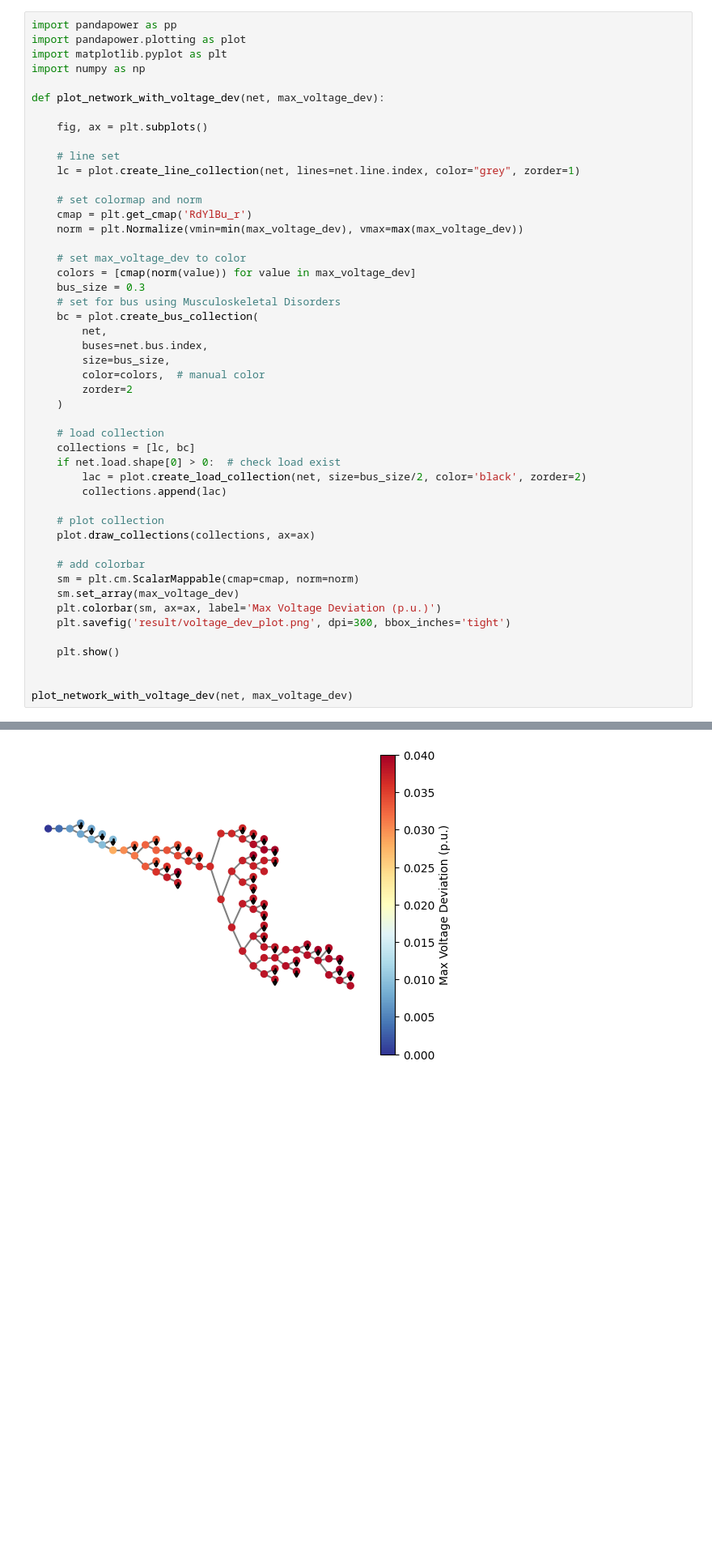
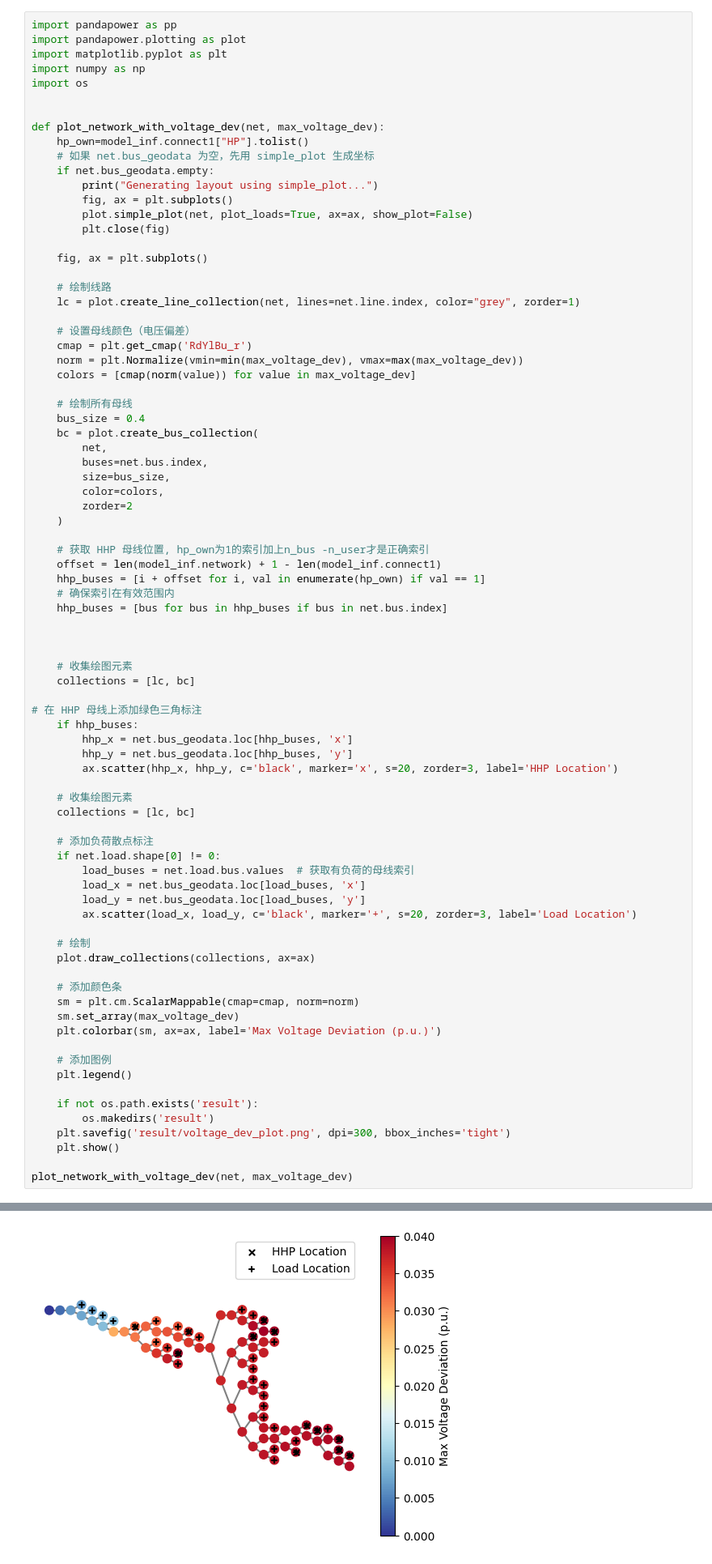
Before and after one commit to XinLiTue/Congestion-Management-based-on-Thermal-Comfort, a Jupyter notebook: FullModel.ipynb, the cells around one changed output, grey strips where cells are left out. Shown at 81% size. Saved outputs shown, nothing was run; the diff lists cells and outputs as text; blank space fills up the shorter version.

```diff
--- a/FullModel.ipynb
+++ b/FullModel.ipynb
@@ -305,52 +184,85 @@ import pandapower as pp
 import pandapower.plotting as plot
 import matplotlib.pyplot as plt
 import numpy as np
+import os
+
 
 def plot_network_with_voltage_dev(net, max_voltage_dev):
+    hp_own=model_inf.connect1["HP"].tolist()
+    # 如果 net.bus_geodata 为空，先用 simple_plot 生成坐标
+    if net.bus_geodata.empty:
+        print("Generating layout using simple_plot...")
+        fig, ax = plt.subplots()
+        plot.simple_plot(net, plot_loads=True, ax=ax, show_plot=False)
+        plt.close(fig)
 
     fig, ax = plt.subplots()
 
-    # line set
+    # 绘制线路
     lc = plot.create_line_collection(net, lines=net.line.index, color="grey", zorder=1)
 
-    # set colormap and norm
+    # 设置母线颜色（电压偏差）
     cmap = plt.get_cmap('RdYlBu_r')
     norm = plt.Normalize(vmin=min(max_voltage_dev), vmax=max(max_voltage_dev))
+    colors = [cmap(norm(value)) for value in max_voltage_dev]
 
-    # set max_voltage_dev to color
-    colors = [cmap(norm(value)) for value in max_voltage_dev]
-    bus_size = 0.3
-    # set for bus using Musculoskeletal Disorders
+    # 绘制所有母线
+    bus_size = 0.4
     bc = plot.create_bus_collection(
         net,
         buses=net.bus.index,
         size=bus_size,
-        color=colors,  # manual color
+        color=colors,
         zorder=2
     )
 
-    # load collection
+    # 获取 HHP 母线位置, hp_own为1的索引加上n_bus -n_user才是正确索引
+    offset = len(model_inf.network) + 1 - len(model_inf.connect1)
+    hhp_buses = [i + offset for i, val in enumerate(hp_own) if val == 1]
+    # 确保索引在有效范围内
+    hhp_buses = [bus for bus in hhp_buses if bus in net.bus.index]
+
+
+
+    # 收集绘图元素
     collections = [lc, bc]
-    if net.load.shape[0] > 0:  # check load exist
-        lac = plot.create_load_collection(net, size=bus_size/2, color='black', zorder=2)
-        collections.append(lac)
 
-    # plot collection
+# 在 HHP 母线上添加绿色三角标注
+    if hhp_buses:
+        hhp_x = net.bus_geodata.loc[hhp_buses, 'x']
+        hhp_y = net.bus_geodata.loc[hhp_buses, 'y']
+        ax.scatter(hhp_x, hhp_y, c='black', marker='x', s=20, zorder=3, label='HHP Location')
+
+    # 收集绘图元素
+    collections = [lc, bc]
+
+    # 添加负荷散点标注
+    if net.load.shape[0] != 0:
+        load_buses = net.load.bus.values  # 获取有负荷的母线索引
+        load_x = net.bus_geodata.loc[load_buses, 'x']
+        load_y = net.bus_geodata.loc[load_buses, 'y']
+        ax.scatter(load_x, load_y, c='black', marker='+', s=20, zorder=3, label='Load Location')
+
+    # 绘制
     plot.draw_collections(collections, ax=ax)
 
-    # add colorbar
+    # 添加颜色条
     sm = plt.cm.ScalarMappable(cmap=cmap, norm=norm)
     sm.set_array(max_voltage_dev)
     plt.colorbar(sm, ax=ax, label='Max Voltage Deviation (p.u.)')
+
+    # 添加图例
+    plt.legend()
+
+    if not os.path.exists('result'):
+        os.makedirs('result')
     plt.savefig('result/voltage_dev_plot.png', dpi=300, bbox_inches='tight')
-
     plt.show()
 
-
 plot_network_with_voltage_dev(net, max_voltage_dev)
 # %% [output]
 use_bus_geodata is automatically set to True, since net.line_geodata is empty.
-[figure, old version]
+[figure, new version]
 # %%
 model_inf.LoadPower.iloc[:,1:]
 #help me sum the load power
```
Also changed, not shown: parts of 7 cells of this notebook.
